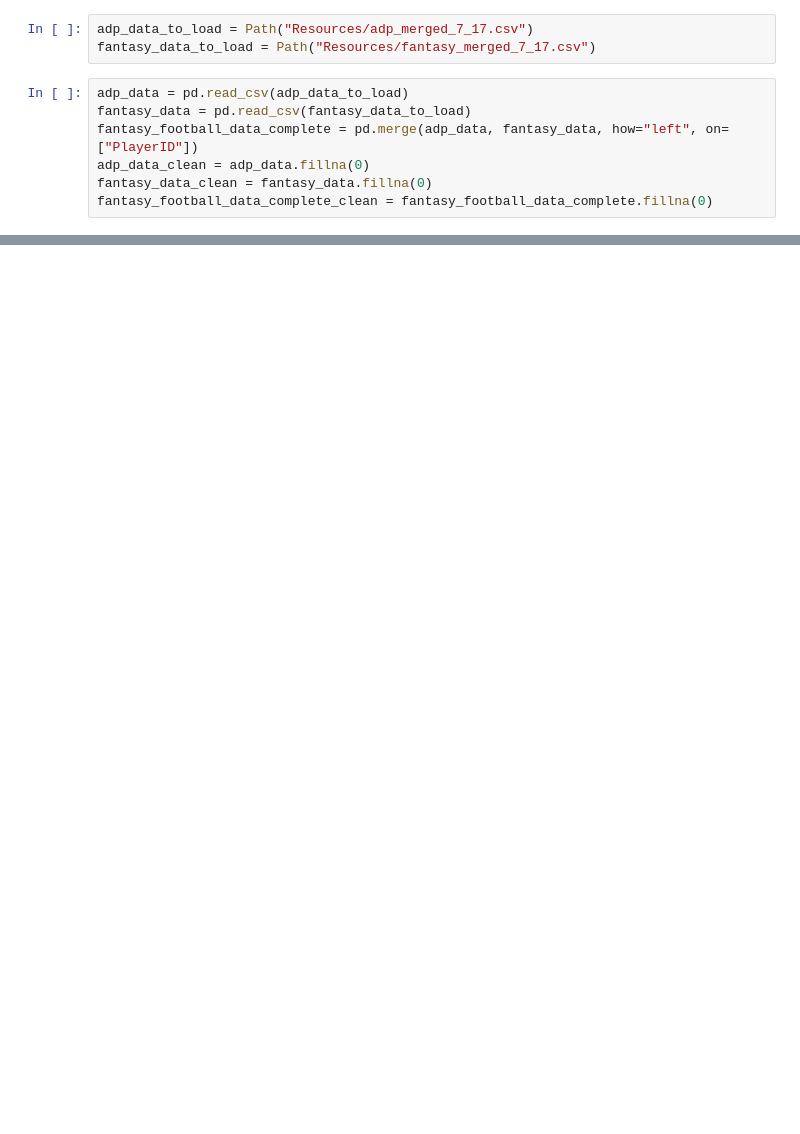
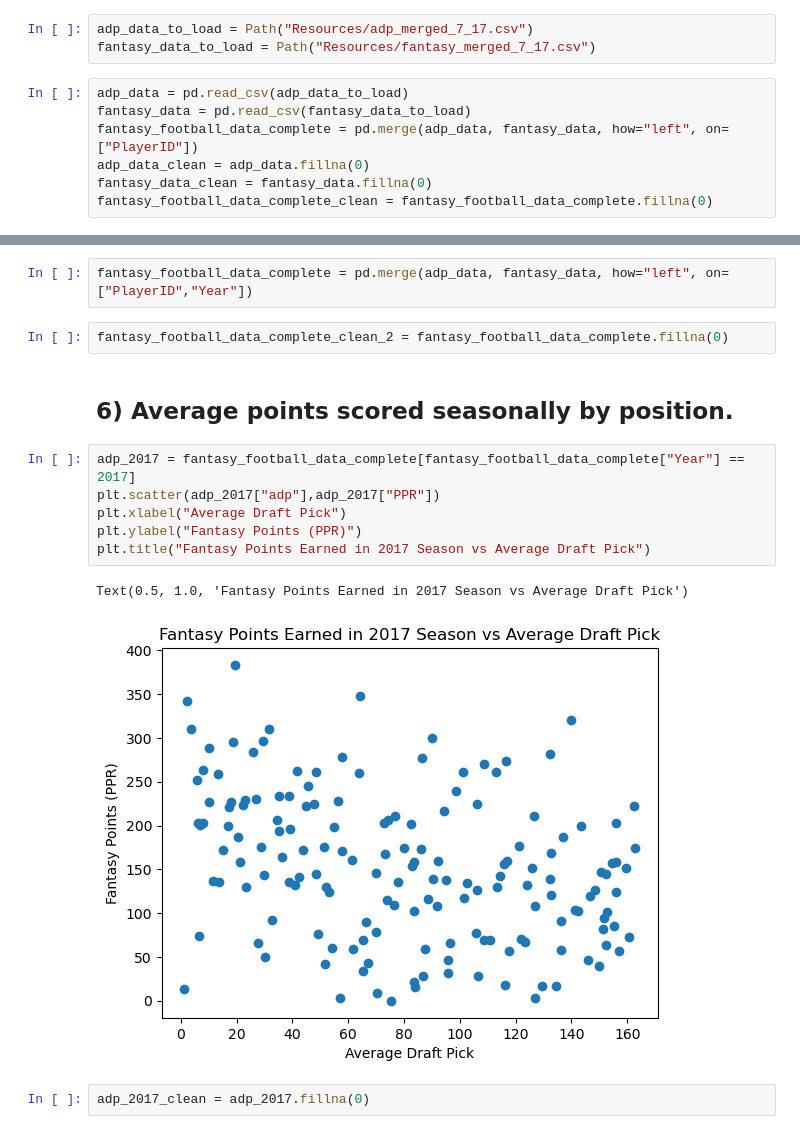
Before and after one commit to ShawnS33/fire_fantasy_project, a Jupyter notebook: FF_analysis_John_Nguyen.ipynb, the cells around one changed output, grey strips where cells are left out. Cells and saved outputs as stored; diff of their text form; blank space fills up the shorter version.

Commit message:
John's graph

```diff
--- a/FF_analysis_John_Nguyen.ipynb
+++ b/FF_analysis_John_Nguyen.ipynb
@@ -22,0 +39,17 @@ fantasy_football_data_complete_clean = fantasy_football_data_complete.fillna(0)
+# %%
+fantasy_football_data_complete = pd.merge(adp_data, fantasy_data, how="left", on=["PlayerID","Year"])
+# %%
+fantasy_football_data_complete_clean_2 = fantasy_football_data_complete.fillna(0)
+# %% [markdown]
+## 6) Average points scored seasonally by position.
+# %%
+adp_2017 = fantasy_football_data_complete[fantasy_football_data_complete["Year"] == 2017]
+plt.scatter(adp_2017["adp"],adp_2017["PPR"])
+plt.xlabel("Average Draft Pick")
+plt.ylabel("Fantasy Points (PPR)")
+plt.title("Fantasy Points Earned in 2017 Season vs Average Draft Pick")
+# %% [output]
+Text(0.5, 1.0, 'Fantasy Points Earned in 2017 Season vs Average Draft Pick')
+[figure, added]
+# %%
+adp_2017_clean = adp_2017.fillna(0)
```
Also changed, not shown: parts of 11 cells of this notebook, 1 other file.
